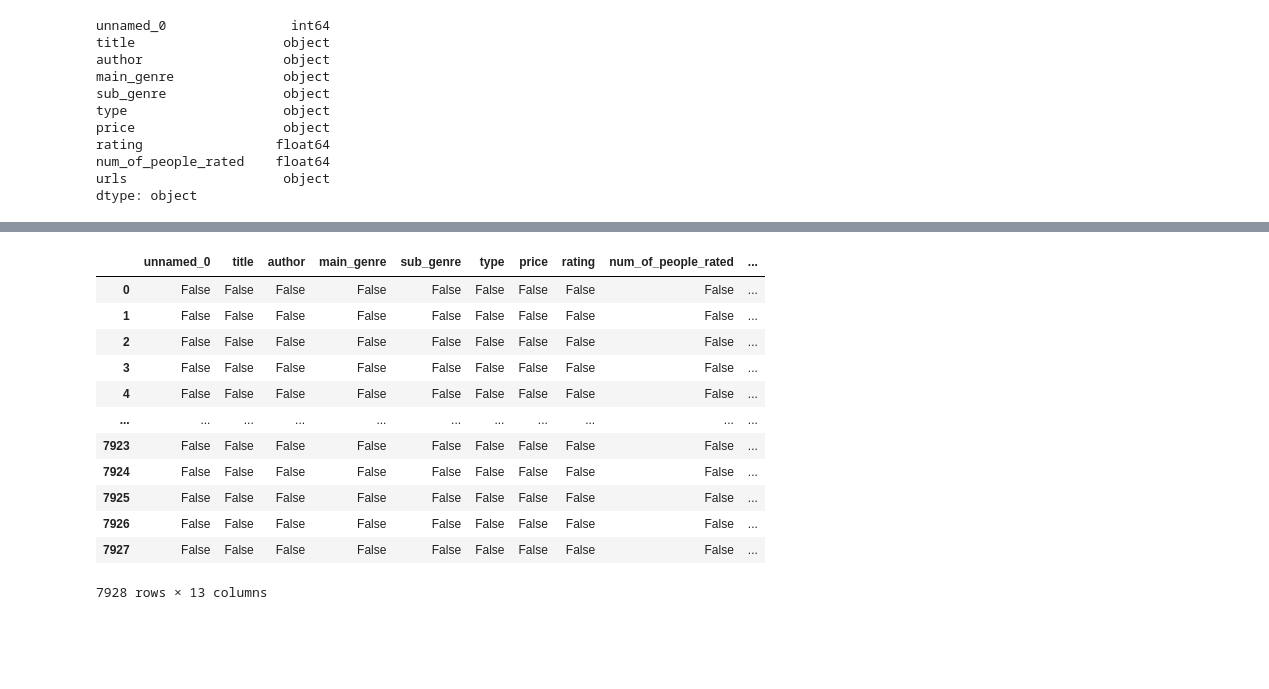
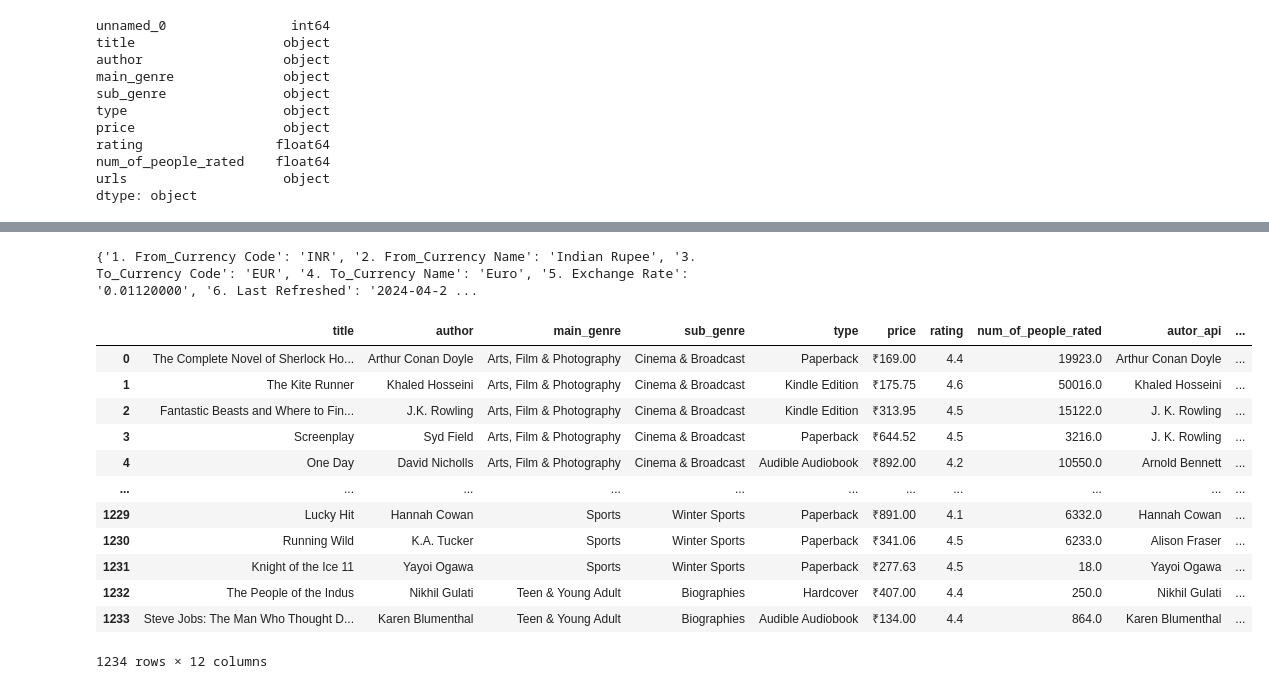
Before and after one commit to Andiwahnon15/data-wrangling-project, a Jupyter notebook: Proyecto.ipynb, the cells around one changed output, grey strips where cells are left out. Cells and saved outputs as stored; diff of their text form; code cells hidden in the pictures; blank space fills up the shorter version.

```diff
--- a/Proyecto.ipynb
+++ b/Proyecto.ipynb
@@ -177,16 +133,32 @@ df
+# %%
+#Hacemos el cambio de moneda de rupias a euros
+from alpha_vantage.foreignexchange import ForeignExchange
+fx = ForeignExchange(key='DCS1WH0CF5CDB755')
+data, _ = fx.get_currency_exchange_rate(from_currency='INR', to_currency='EUR')
+print(data)
+# %% [output]
+{'1. From_Currency Code': 'INR', '2. From_Currency Name': 'Indian Rupee', '3. To_Currency Code': 'EUR', '4. To_Currency Name': 'Euro', '5. Exchange Rate': '0.01120000', '6. Last Refreshed': '2024-04-2 ...
+# %%
+exchange = data['5. Exchange Rate']
+# %%
+#nueva columna con el precio en euros
+df['price_euro']= (df['price'].str.replace("₹", "").str.replace(",", "").astype(float))*float(exchange)
+# %%
+#Eliminar las columnas 'unnamed_0' y 'urls'
+df = df.drop("unnamed_0", axis=1)
 # %%
-df.isnull()
+df
 # %% [output]
-|  | unnamed_0 | title | author | main_genre | sub_genre | type | price | rating | num_of_people_rated | ... |
-| 0 | False | False | False | False | False | False | False | False | False | ... |
-| 1 | False | False | False | False | False | False | False | False | False | ... |
-| 2 | False | False | False | False | False | False | False | False | False | ... |
-| 3 | False | False | False | False | False | False | False | False | False | ... |
-| 4 | False | False | False | False | False | False | False | False | False | ... |
+|  | title | author | main_genre | sub_genre | type | price | rating | num_of_people_rated | autor_api | ... |
+| 0 | The Complete Novel of Sherlock Ho... | Arthur Conan Doyle | Arts, Film & Photography | Cinema & Broadcast | Paperback | ₹169.00 | 4.4 | 19923.0 | Arthur Conan Doyle | ... |
+| 1 | The Kite Runner | Khaled Hosseini | Arts, Film & Photography | Cinema & Broadcast | Kindle Edition | ₹175.75 | 4.6 | 50016.0 | Khaled Hosseini | ... |
+| 2 | Fantastic Beasts and Where to Fin... | J.K. Rowling | Arts, Film & Photography | Cinema & Broadcast | Kindle Edition | ₹313.95 | 4.5 | 15122.0 | J. K. Rowling | ... |
+| 3 | Screenplay | Syd Field | Arts, Film & Photography | Cinema & Broadcast | Paperback | ₹644.52 | 4.5 | 3216.0 | J. K. Rowling | ... |
+| 4 | One Day | David Nicholls | Arts, Film & Photography | Cinema & Broadcast | Audible Audiobook | ₹892.00 | 4.2 | 10550.0 | Arnold Bennett | ... |
 | ... | ... | ... | ... | ... | ... | ... | ... | ... | ... | ... |
-| 7923 | False | False | False | False | False | False | False | False | False | ... |
-| 7924 | False | False | False | False | False | False | False | False | False | ... |
-| 7925 | False | False | False | False | False | False | False | False | False | ... |
-| 7926 | False | False | False | False | False | False | False | False | False | ... |
-| 7927 | False | False | False | False | False | False | False | False | False | ... |
+| 1229 | Lucky Hit | Hannah Cowan | Sports | Winter Sports | Paperback | ₹891.00 | 4.1 | 6332.0 | Hannah Cowan | ... |
+| 1230 | Running Wild | K.A. Tucker | Sports | Winter Sports | Paperback | ₹341.06 | 4.5 | 6233.0 | Alison Fraser | ... |
+| 1231 | Knight of the Ice 11 | Yayoi Ogawa | Sports | Winter Sports | Paperback | ₹277.63 | 4.5 | 18.0 | Yayoi Ogawa | ... |
+| 1232 | The People of the Indus | Nikhil Gulati | Teen & Young Adult | Biographies | Hardcover | ₹407.00 | 4.4 | 250.0 | Nikhil Gulati | ... |
+| 1233 | Steve Jobs: The Man Who Thought D... | Karen Blumenthal | Teen & Young Adult | Biographies | Audible Audiobook | ₹134.00 | 4.4 | 864.0 | Karen Blumenthal | ... |
-7928 rows × 13 columns
+1234 rows × 12 columns
```
Also changed, not shown: parts of 21 cells of this notebook, 3 other files.
